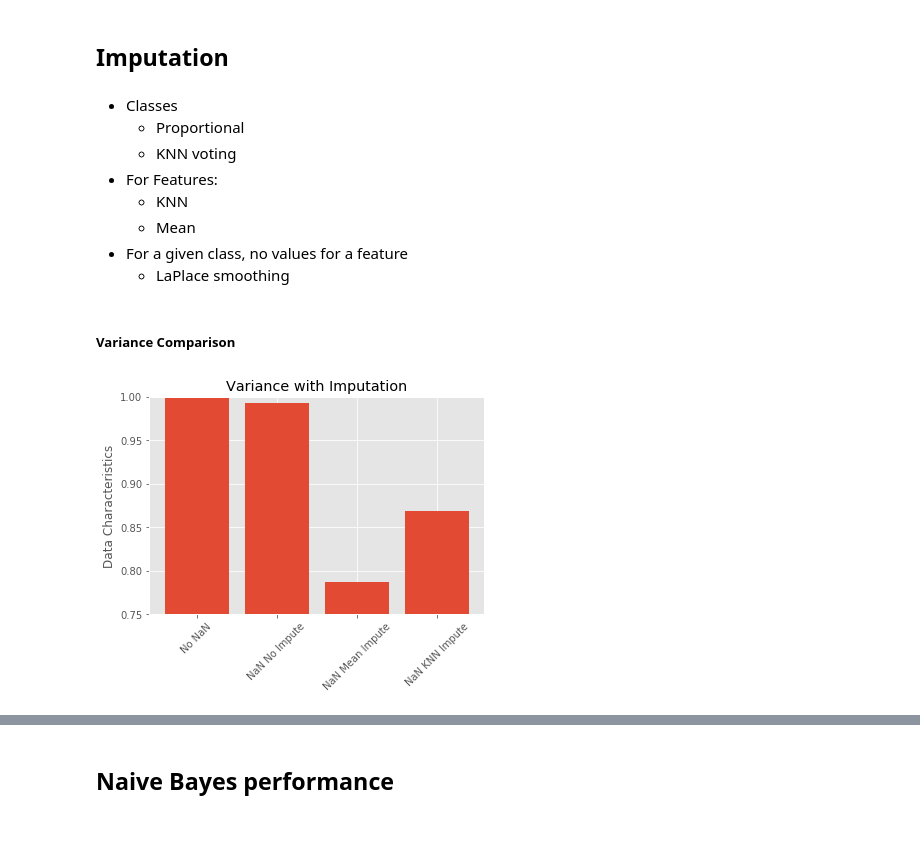
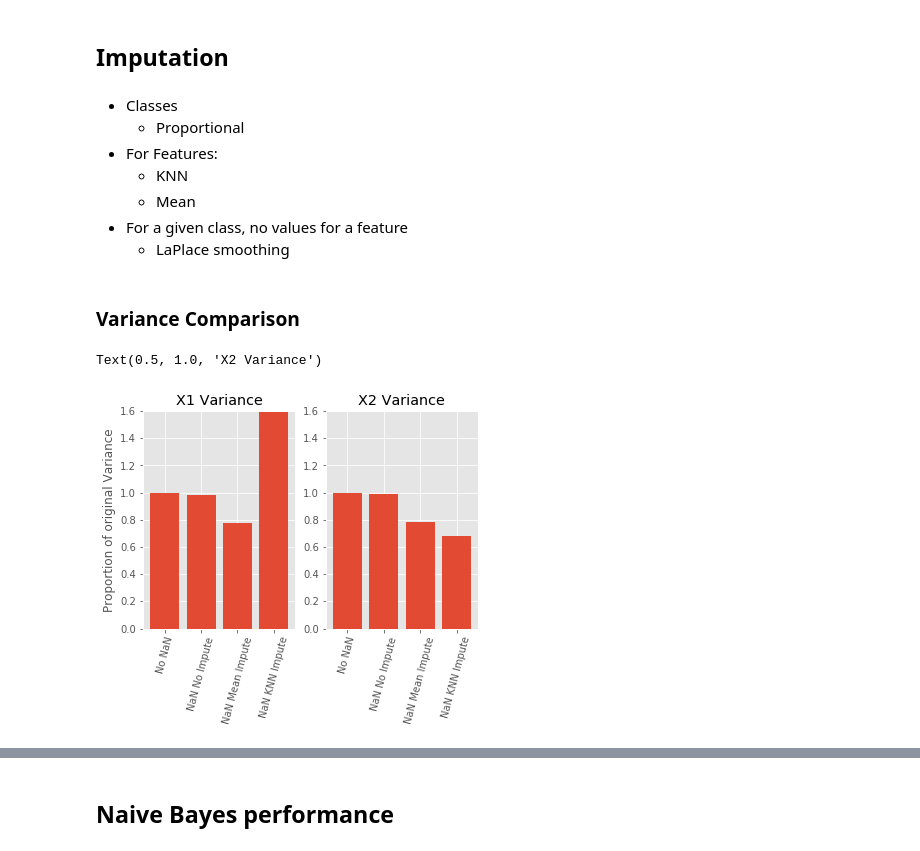
Before and after one commit to areichel90/DS5220-NaiveBayes, a Jupyter notebook: Missing_Values.ipynb, the cells around one changed output, grey strips where cells are left out. Cells and saved outputs as stored; diff of their text form; code cells hidden in the pictures.

```diff
--- a/Missing_Values.ipynb
+++ b/Missing_Values.ipynb
@@ -67,7 +74,6 @@ Ymissing = createNaNValues(Y, 0.2)
 # %% [markdown]
 - Classes
     - Proportional
-    - KNN voting
 - For Features:
     - KNN
     - Mean
@@ -94,46 +100,40 @@ def classImpute(df):
                 tempDF[0][i]=0
     return tempDF
 # %% [markdown]
-##### Variance Comparison
+### Variance Comparison
 # %%
-%%capture
-
 ## Sample Mean impute
 XmeanImpute = pd.DataFrame(SimpleFill().fit_transform(Xmissing))
 
-#KNN imputation does its best then fills in with 0 otherwise
-##Here only 6 values in each column are assigned 0
-XknnImpute = pd.DataFrame(KNN(k=5).fit_transform(Xmissing))
+XmissingNormal = npNormalize(Xmissing)
+
+# KNN impute needs normalized data (mean=0, variance =1)
+XknnImpute = pd.DataFrame(KNN(k=5, verbose=False).fit_transform(XmissingNormal))
-# %%
-# print("Variance of predictors Full data: %s,\n \
-#       Variance of predictors without imputation: %s,\n \
-#         Variance of predictors with mean imputation: %s,\n \
-#         Variance of predictors with KNN imputation: %s" %
-#       (X.std()**2, Xmissing.std()**2, XmeanImpute.std()**2, XknnImpute.std()**2))
-# objects = ('Python', 'C++', 'Java', 'Perl', 'Scala', 'Lisp')
-# y_pos = np.arange(len(objects))
-# performance = [10,8,6,4,2,1]
-
-# plt.bar(y_pos, performance, align='center', alpha=0.5)
-# plt.xticks(y_pos, objects)
-# plt.ylabel('Usage')
-# plt.title('Programming language usage')
-
-# plt.show()
-xVar = X.std()**2
-xMissVar = Xmissing.std()**2
-xMeanVar = XmeanImpute.std()**2
-xKnnVar = XknnImpute.std()**2
-
-varianceCompare = [1, xMissVar[1]/xVar[1], xMeanVar[1]/xVar[1], xKnnVar[1]/xVar[1]]
-methodNames = ("No NaN", "NaN No Impute", "NaN Mean Impute", "NaN KNN Impute")
-y_pos = np.arange(len(methodNames))
-
-plt.bar(y_pos, varianceCompare, align="center")
-plt.xticks(y_pos, methodNames, rotation=45)
-plt.ylim(0.75, 1)
-plt.ylabel("Data Characteristics")
-plt.title("Variance with Imputation")
-plt.show()
-# %% [output]
-[figure, removed]
+# %%
+xVar = X.std()**2
+xMissVar = Xmissing.std()**2
+xMeanVar = XmeanImpute.std()**2
+xKnnVar = XknnImpute.std()**2
+
+#vector of variance in proportion to variance of original data
+variances = {"x1":[1, xMissVar[0]/xVar[0], xMeanVar[0]/xVar[0], xKnnVar[0]/xVar[0]],
+            "x2": [1, xMissVar[1]/xVar[1], xMeanVar[1]/xVar[1], xKnnVar[1]/xVar[1]]}
+# %%
+methodNames = ("No NaN", "NaN No Impute", "NaN Mean Impute", "NaN KNN Impute")
+y_pos = np.arange(len(methodNames))
+
+plt.subplot(121)
+plt.bar(y_pos, variances['x1'], align="center")
+plt.xticks(y_pos, methodNames, rotation=75)
+plt.ylim(0, 1.6)
+plt.ylabel("Proportion of original Variance")
+plt.title("X1 Variance")
+
+plt.subplot(122)
+plt.bar(y_pos, variances['x2'], align="center")
+plt.xticks(y_pos, methodNames, rotation=75)
+plt.ylim(0, 1.6)
+plt.title("X2 Variance")
+# %% [output]
+Text(0.5, 1.0, 'X2 Variance')
+[figure, added]
```
Also changed, not shown: parts of 36 cells of this notebook.
